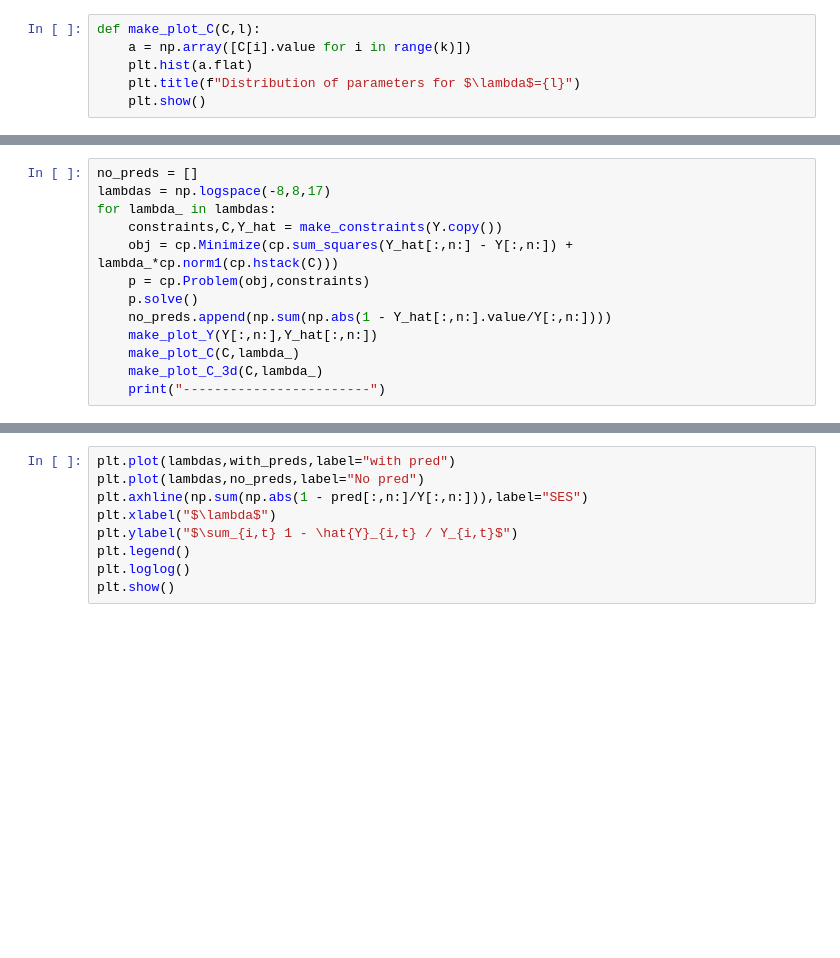
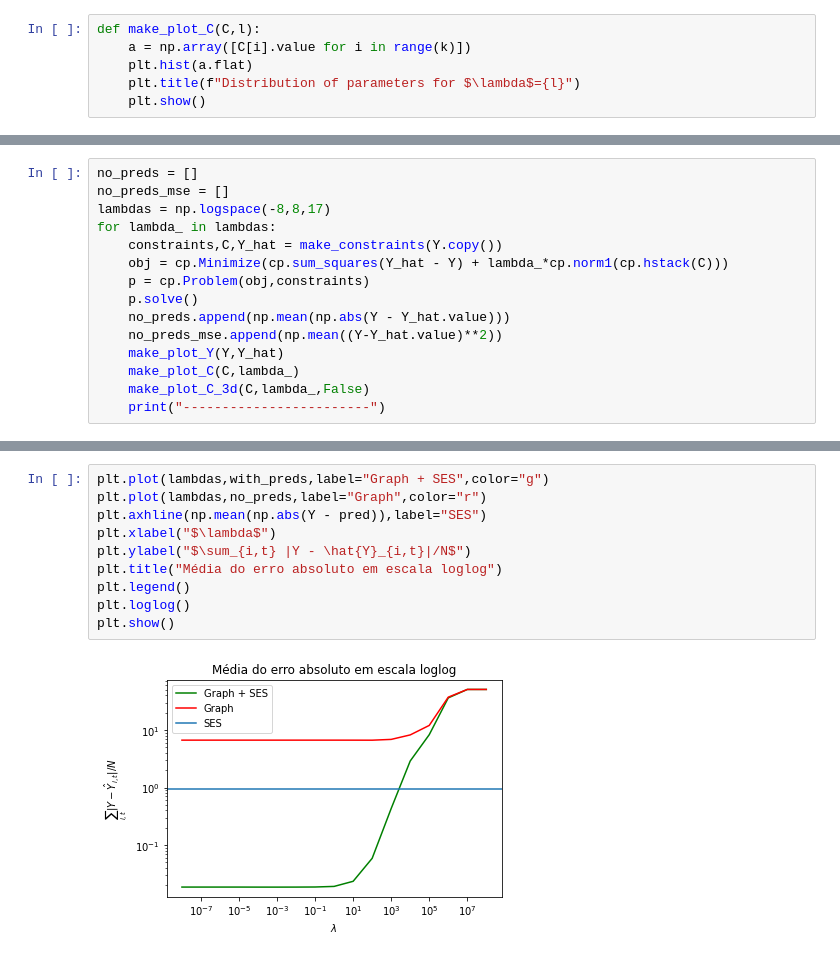
Before and after one commit to FelipeSchreiber/BR_COVID_SPATIAL_TIMESERIES, a Jupyter notebook: ModelingNumberOfCases.ipynb, the cells around one changed output, grey strips where cells are left out. Drawn from its saved outputs; the diff is of its cells as text; blank space fills up the shorter version.

```diff
--- a/ModelingNumberOfCases.ipynb
+++ b/ModelingNumberOfCases.ipynb
@@ -318,15 +270,17 @@ for lambda_ in lambdas:
 ... (56 outputs left out)
 # %%
 no_preds = []
+no_preds_mse = []
 lambdas = np.logspace(-8,8,17)
 for lambda_ in lambdas:
     constraints,C,Y_hat = make_constraints(Y.copy())
-    obj = cp.Minimize(cp.sum_squares(Y_hat[:,n:] - Y[:,n:]) + lambda_*cp.norm1(cp.hstack(C)))
+    obj = cp.Minimize(cp.sum_squares(Y_hat - Y) + lambda_*cp.norm1(cp.hstack(C)))
     p = cp.Problem(obj,constraints)
     p.solve()
-    no_preds.append(np.sum(np.abs(1 - Y_hat[:,n:].value/Y[:,n:])))
-    make_plot_Y(Y[:,n:],Y_hat[:,n:])
+    no_preds.append(np.mean(np.abs(Y - Y_hat.value)))
+    no_preds_mse.append(np.mean((Y-Y_hat.value)**2))
+    make_plot_Y(Y,Y_hat)
     make_plot_C(C,lambda_)
-    make_plot_C_3d(C,lambda_)
+    make_plot_C_3d(C,lambda_,False)
     print("------------------------")
 # %% [output]
@@ -344,11 +298,14 @@ for lambda_ in lambdas:
 ------------------------
 ... (56 outputs left out)
 # %%
-plt.plot(lambdas,with_preds,label="with pred")
-plt.plot(lambdas,no_preds,label="No pred")
-plt.axhline(np.sum(np.abs(1 - pred[:,n:]/Y[:,n:])),label="SES")
+plt.plot(lambdas,with_preds,label="Graph + SES",color="g")
+plt.plot(lambdas,no_preds,label="Graph",color="r")
+plt.axhline(np.mean(np.abs(Y - pred)),label="SES")
 plt.xlabel("$\lambda$")
-plt.ylabel("$\sum_{i,t} 1 - \hat{Y}_{i,t} / Y_{i,t}$")
+plt.ylabel("$\sum_{i,t} |Y - \hat{Y}_{i,t}|/N$")
+plt.title("Média do erro absoluto em escala loglog")
 plt.legend()
 plt.loglog()
 plt.show()
+# %% [output]
+[figure, added]
```
Also changed, not shown: parts of 36 cells of this notebook.
